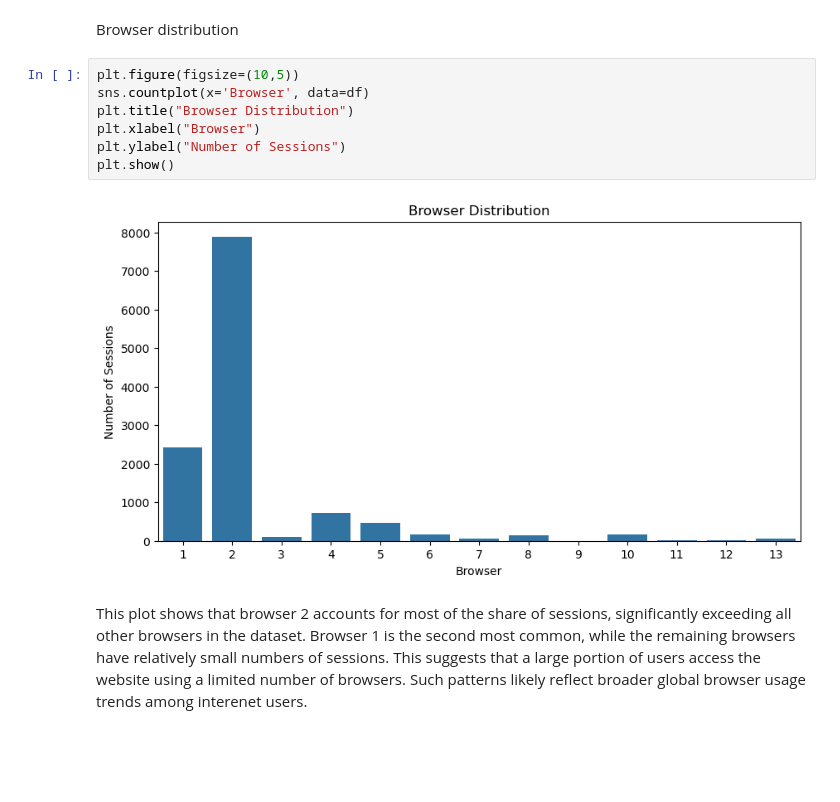
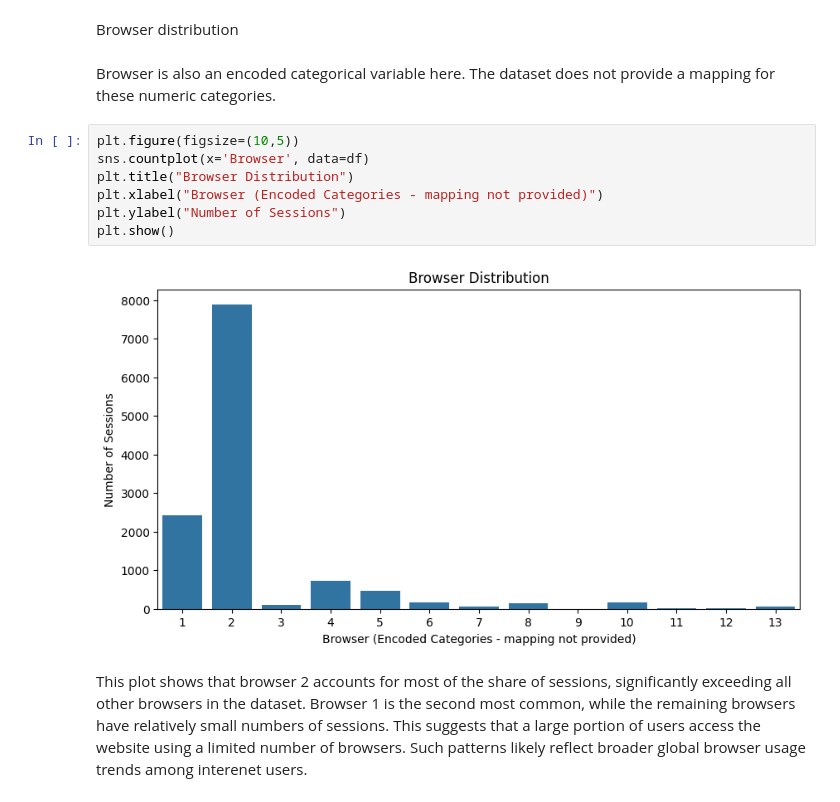
Before and after one commit to COGS108/Group067_WI26, a Jupyter notebook: 03-FinalProject.ipynb, the cells around one changed output. Drawn from its saved outputs; the diff is of its cells as text; blank space fills up the shorter version.

```diff
--- a/03-FinalProject.ipynb
+++ b/03-FinalProject.ipynb
@@ -523,15 +529,17 @@ plt.show()
 This plot shows that a few traffic types account for the majority of sessions, especially traffic types 1,2, and 3, which has a higher count than others. Traffic type 2 appears to generate the highest number of sessions overall. In contrast, other traffic catogories contribute a small number of sessions. This uneven distribution suggests that only a few acquisition channels drive most of the website's traffic, while the remaining sources have a much smaller role in bringing users to the platform
 # %% [markdown]
 Browser distribution
+# %% [markdown]
+Browser is also an encoded categorical variable here. The dataset does not provide a mapping for these numeric categories.
 # %%
 plt.figure(figsize=(10,5))
 sns.countplot(x='Browser', data=df)
 plt.title("Browser Distribution")
-plt.xlabel("Browser")
+plt.xlabel("Browser (Encoded Categories - mapping not provided)")
 plt.ylabel("Number of Sessions")
 plt.show()
 # %% [output]
-[figure, old version]
+[figure, new version]
 # %% [markdown]
 This plot shows that browser 2 accounts for most of the share of sessions, significantly exceeding all other browsers in the dataset. Browser 1 is the second most common, while the remaining browsers have relatively small numbers of sessions. This suggests that a large portion of users  access the website using a limited number of browsers. Such patterns likely reflect broader global browser usage trends among interenet users.
 # %% [markdown]
```
Also changed, not shown: parts of 7 cells of this notebook.
